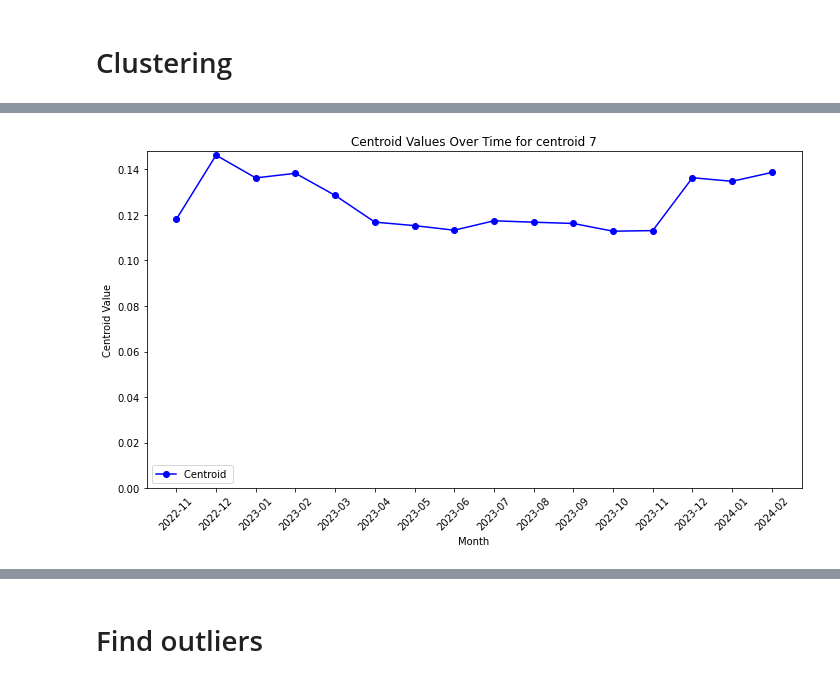
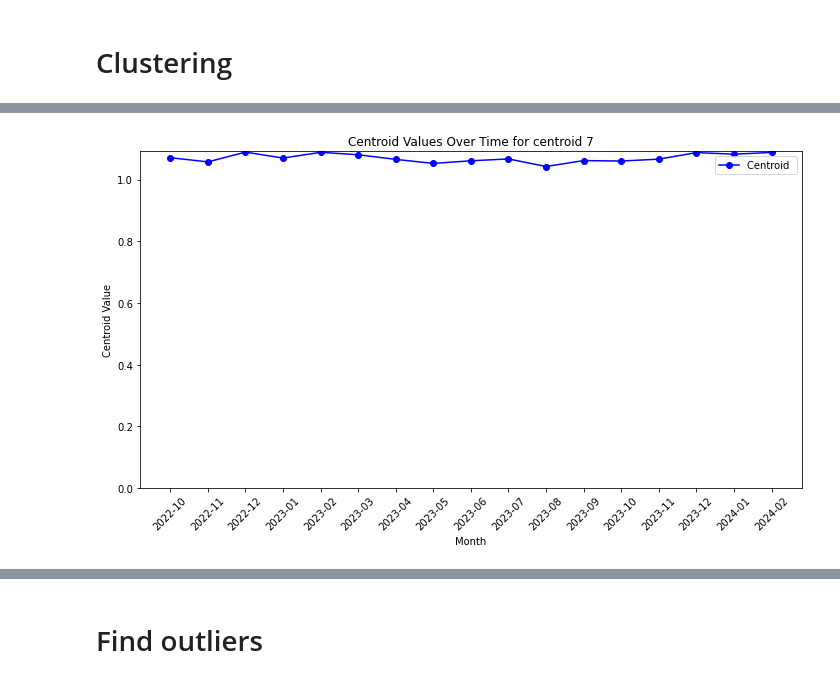
Before and after one commit to mmerlangeRA/Illyade, a Jupyter notebook: Unsupervised-project_Enedis_Cosy.ipynb, the cells around one changed output, grey strips where cells are left out. Saved outputs shown, nothing was run; the diff lists cells and outputs as text; code cells hidden in the pictures.

```diff
--- a/Unsupervised-project_Enedis_Cosy.ipynb
+++ b/Unsupervised-project_Enedis_Cosy.ipynb
@@ -51,7 +83,9 @@ data_paths = {
 }
 # %%
 class Environment:
-    nb_clusters=10
+    max_nb_clusters=150
+    min_nb_in_cluster=10
+    delete_rows_PA_SUP_PS=False
     target_column_name = "Revised"
     should_rename_columns= False
     should_bin=False
@@ -63,7 +97,9 @@ class Environment:
     final_normalization= False
     def todict(self):
       return{
-          "nb_clusters":self.nb_clusters,
+          'delete_rows_PA_SUP_PS':self.delete_rows_PA_SUP_PS,
+          "max_nb_clusters":self.max_nb_clusters,
+          "min_nb_in_cluster":self.min_nb_in_cluster,
           "target_column_name":self.target_column_name,
           "should_rename_columns":self.should_rename_columns,
           "should_bin":self.should_bin,
@@ -520,5 +698,6 @@ nb PRMs x months is 1908076
 # %%
 # like a pivot table in XL=> month in columns
-pivot_df = aggregated_df_per_month.pivot(index='PRM', columns='month', values='maxPA/maxPS')
+pivot_df = aggregated_df_per_month.pivot(index='Installation', columns='month', values='maxPA/maxPS')
 print(pivot_df.columns)
+print(f'nb Lines {len(pivot_df)}')
 # %% [output]
@@ -529 +711,6 @@ Index(['2022-11', '2022-12', '2023-01', '2023-02', '2023-03', '2023-04',
+# %%
+if ENV.delete_rows_PA_SUP_PS:
+    mask = (pivot_df > 1).any(axis=1)
+    pivot_df = pivot_df[~mask]
+    print(f'nb Lines {len(pivot_df)}')
 # %% [markdown]
@@ -542,30 +729,8 @@ from sklearn.cluster import KMeans
 from sklearn.preprocessing import StandardScaler
 from collections import Counter
 
-nb_clusters = ENV.nb_clusters
+nb_clusters= ENV.max_nb_clusters
 
-# Fit and transform the data with StandardScaler
-print("standardizing")
-scaler = StandardScaler()
-scaled_features = scaler.fit_transform(pivot_df_with_all_months)
-
-# Apply KMeans Clustering
-print("Clustering")
-kmeans = KMeans(n_clusters=nb_clusters)
-kmeans.fit(scaled_features)  # Ensure you fit the scaled features
-
-# Correctly assign cluster labels to the original DataFrame
-#pivot_df_with_all_months['cluster'] = kmeans.labels_
-#pivot_df_with_all_months = drop_columns(pivot_df_with_all_months,['cluster'])
-
-print(pivot_df_with_all_months.head())
-
-# If you need to work with the centroids in their original scale
-centroids_original_scale = scaler.inverse_transform(kmeans.cluster_centers_)
-
-
-# Print the centroids in their original scale
-#print(centroids_original_scale)
 def plot_centroid(id,months,centroids_original_scale):
     values = centroids_original_scale[id]
     plt.figure(figsize=(10, 6))
@@ -582,16 +747,61 @@ def plot_centroid(id,months,centroids_original_scale):
     plt.tight_layout()  # Adjust layout to make room for the rotated x-tick labels
     plt.show()
 
+scaler = StandardScaler()
 
+def clusterize(pivot_df_with_all_months, nb_clusters, min_size):
+    print(f"clusterizing with {nb_clusters}")
+    scaler = StandardScaler()
+    scaled_features = scaler.fit_transform(pivot_df_with_all_months)
+    kmeans = KMeans(n_clusters=nb_clusters,random_state=42)
+    kmeans.fit(scaled_features)  # Ensure you fit the scaled features
+
+    unique, counts = np.unique(kmeans.labels_, return_counts=True)
+    cluster_sizes = dict(zip(unique, counts))
+
+    # Identify clusters with only one item
+    small_clusters = [cluster_id for cluster_id, size in cluster_sizes.items() if size < min_size]
+    print(small_clusters)
+    # Filter out centroids of these small clusters
+    centroids = kmeans.cluster_centers_
+    filtered_centroids = np.array([centroids[i] for i in range(len(centroids)) if i not in small_clusters])
+
+    return scaler,kmeans,filtered_centroids
+
+min_nb_in_cluster = 0
+
+''' Idea was finding the best nb of clusters
+while min_nb_in_cluster<ENV.min_nb_in_cluster:
+    scaler, kmeans_=clusterize(pivot_df_with_all_months, nb_clusters)
+    kmeans_labels_ = kmeans_.labels_
+    cluster_counts = Counter(kmeans_labels_)
+    sorted_cluster_counts = sorted(cluster_counts.items(), key=lambda item: item[1])
+    print(sorted_cluster_counts[0])
+    index, min_nb_in_cluster = sorted_cluster_counts[0]
+    print(f'min_nb_in_cluster is {min_nb_in_cluster}')
+    nb_clusters-=10
+'''
+# I decided to take arbitrary number and drop the "singles"
+scaler, kmeans_,filtered_centroids=clusterize(pivot_df_with_all_months, nb_clusters,3)
+kmeans_labels_ = kmeans_.labels_
+print(f'nb centroids {len(filtered_centroids)}')
+
+# Identify single-item clusters
+cluster_counts = Counter(kmeans_labels_)
+sorted_cluster_counts = sorted(cluster_counts.items(), key=lambda item: item[1])
+
+centroids_original_scale = scaler.inverse_transform(kmeans_.cluster_centers_)
+
+np.save('centroids_original_scale.npy', centroids_original_scale)
 
 exclude_columns = ['cluster', 'MaxDistColumn', 'SignedMaxDistance', 'MaxDistance']
 filtered_columns = [col for col in pivot_df_with_all_months.columns if col not in exclude_columns]
 
 
-cluster_counts = Counter(kmeans.labels_)
-for cluster_id, count in cluster_counts.items():
-    print(f"Cluster {cluster_id}: {count} PRMs")
+# Printing sorted counts
+for cluster_id, count in sorted_cluster_counts:
+    print(f"Cluster {cluster_id}: {count} Installations")
 
-for i in range(0,len(centroids_original_scale)):
+for i in range(0,min(len(centroids_original_scale),10)):
     plot_centroid(i,filtered_columns,centroids_original_scale)
 # %% [output]
@@ -622 +832 @@ Cluster 9: 1812 PRMs
-[figure, old version]
+[figure, new version]
```
Also changed, not shown: parts of 30 cells of this notebook, 3 other files.
